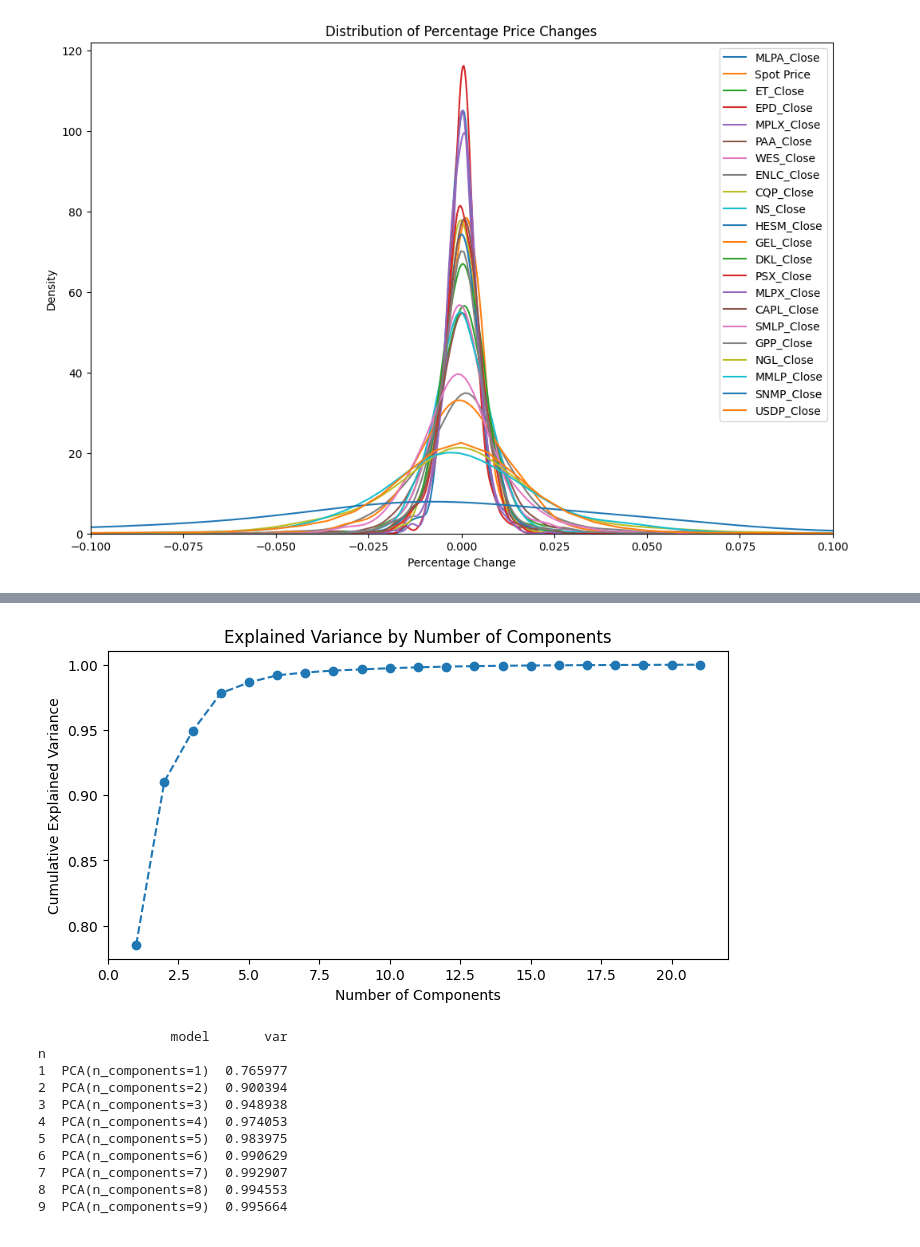
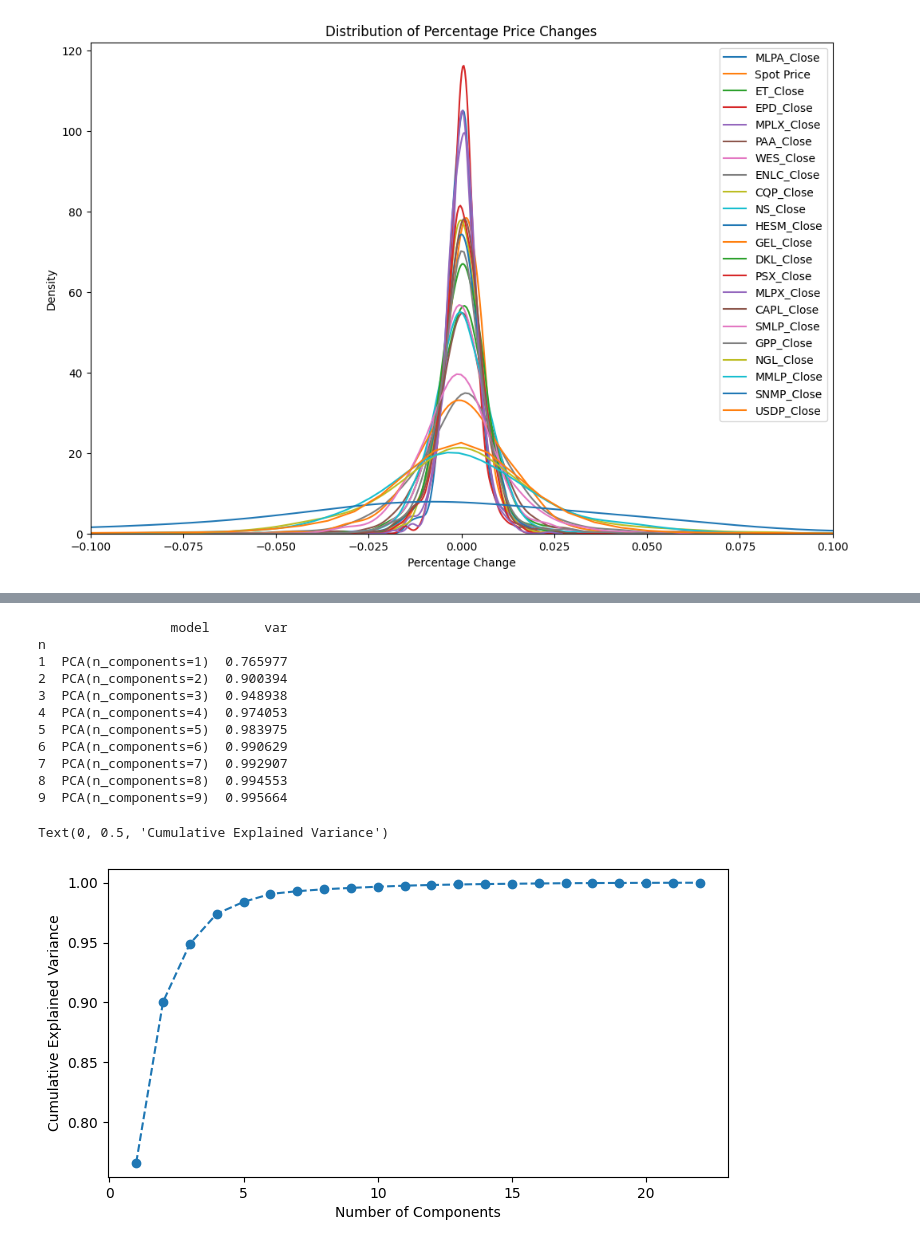
Before and after one commit to nchadburn/Stat598-FinalProject, a Jupyter notebook: MLPA PCA, Lasso, Ridge-2.ipynb, the cells around one changed output, grey strips where cells are left out. Saved outputs shown, nothing was run; the diff lists cells and outputs as text; code cells hidden in the pictures.

```diff
--- a/MLPA PCA, Lasso, Ridge-2.ipynb
+++ b/MLPA PCA, Lasso, Ridge-2.ipynb
@@ -357,47 +392,42 @@ PCA regression r^2: 0.9716553996152799
 # %%
 
-plt.figure(figsize=(8, 4))
-plt.plot(range(1, len(pca.explained_variance_ratio_) + 1),
-         pca.explained_variance_ratio_.cumsum(),
-         marker='o', linestyle='--')
-plt.xlabel('Number of Components')
-plt.ylabel('Cumulative Explained Variance')
-plt.title('Explained Variance by Number of Components')
-plt.show()
-
-
-pca_list = list()
 features = close_values.drop(columns=[f'{etf_ticker}_Next_Close'])
 
 pca_list = []
 feature_weight_list = []
 
 for n in range(1, 10):
     PCAmod = PCA(n_components=n)
     PCAmod.fit(features)
-    pca_list.append(pd.Series({'n': n, 'model': PCAmod,
-                               'var': PCAmod.explained_variance_ratio_.sum()}))
+    pca_list.append(pd.Series({'n': n, 'model': PCAmod, 'var': PCAmod.explained_variance_ratio_.sum()}))
 
     abs_feature_values = np.abs(PCAmod.components_).sum(axis=0)
-    feature_weight_list.append(pd.DataFrame({'n': n, 'features': features.columns,
-                                             'values': abs_feature_values / abs_feature_values.sum()}))
+    feature_weight_list.append(pd.DataFrame({'n': n, 'features': features.columns, 'values': abs_feature_values / abs_feature_values.sum()}))
 
 pca_df = pd.concat(pca_list, axis=1).T.set_index('n')
 print(pca_df)
-pca = PCA().fit(X_train)
+
+
+pca = PCA().fit(features)
+
+plt.figure(figsize=(8, 4))
+plt.plot(range(1, len(pca.explained_variance_ratio_) + 1), pca.explained_variance_ratio_.cumsum(), marker='o', linestyle='--')
+plt.xlabel('Number of Components')
+plt.ylabel('Cumulative Explained Variance')
 # %% [output]
+                 model       var
+n
+1  PCA(n_components=1)  0.765977
+2  PCA(n_components=2)  0.900394
+3  PCA(n_components=3)  0.948938
+4  PCA(n_components=4)  0.974053
+5  PCA(n_components=5)  0.983975
+6  PCA(n_components=6)  0.990629
+7  PCA(n_components=7)  0.992907
+8  PCA(n_components=8)  0.994553
+9  PCA(n_components=9)  0.995664
+Text(0, 0.5, 'Cumulative Explained Variance')
-[figure, old version]
+[figure, new version]
-                 model       var
-n
-1  PCA(n_components=1)  0.765977
-2  PCA(n_components=2)  0.900394
-3  PCA(n_components=3)  0.948938
-4  PCA(n_components=4)  0.974053
-5  PCA(n_components=5)  0.983975
-6  PCA(n_components=6)  0.990629
-7  PCA(n_components=7)  0.992907
-8  PCA(n_components=8)  0.994553
-9  PCA(n_components=9)  0.995664
 # %%
 
 alphas = [0.005, 0.05, 0.1, 0.3, 1, 3, 5, 10, 15, 30, 80]
```
Also changed, not shown: parts of 9 cells of this notebook.
